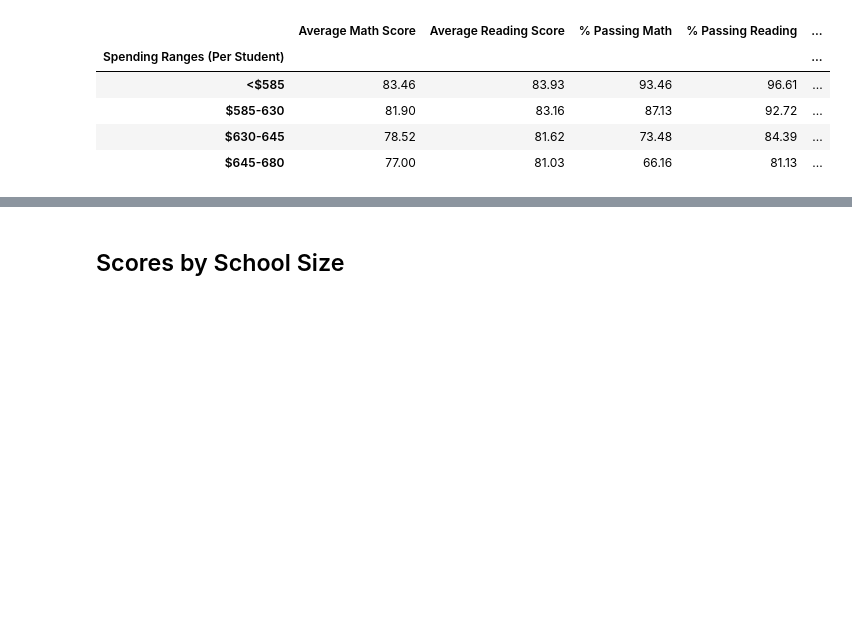
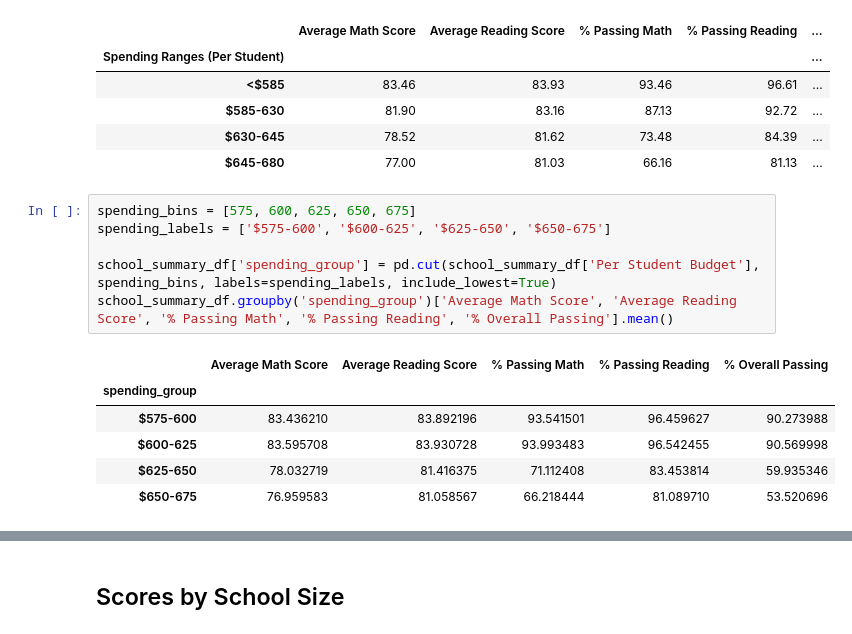
Before and after one commit to nconnel4/pandas-challenge, a Jupyter notebook: PyCitySchools/PyCitySchools_starter.ipynb, the cells around one changed output, grey strips where cells are left out. Drawn from its saved outputs; the diff is of its cells as text; blank space fills up the shorter version.

```diff
--- a/PyCitySchools/PyCitySchools_starter.ipynb
+++ b/PyCitySchools/PyCitySchools_starter.ipynb
@@ -414,3 +414,16 @@ reading_avg_df
 | $585-630 | 81.90 | 83.16 | 87.13 | 92.72 | ... |
 | $630-645 | 78.52 | 81.62 | 73.48 | 84.39 | ... |
 | $645-680 | 77.00 | 81.03 | 66.16 | 81.13 | ... |
+# %%
+spending_bins = [575, 600, 625, 650, 675]
+spending_labels = ['$575-600', '$600-625', '$625-650', '$650-675']
+
+school_summary_df['spending_group'] = pd.cut(school_summary_df['Per Student Budget'], spending_bins, labels=spending_labels, include_lowest=True)
+school_summary_df.groupby('spending_group')['Average Math Score', 'Average Reading Score', '% Passing Math', '% Passing Reading', '% Overall Passing'].mean()
+# %% [output]
+|  | Average Math Score | Average Reading Score | % Passing Math | % Passing Reading | % Overall Passing |
+| spending_group |  |  |  |  |  |
+| $575-600 | 83.436210 | 83.892196 | 93.541501 | 96.459627 | 90.273988 |
+| $600-625 | 83.595708 | 83.930728 | 93.993483 | 96.542455 | 90.569998 |
+| $625-650 | 78.032719 | 81.416375 | 71.112408 | 83.453814 | 59.935346 |
+| $650-675 | 76.959583 | 81.058567 | 66.218444 | 81.089710 | 53.520696 |
```
Also changed, not shown: parts of 1 cell of this notebook.
